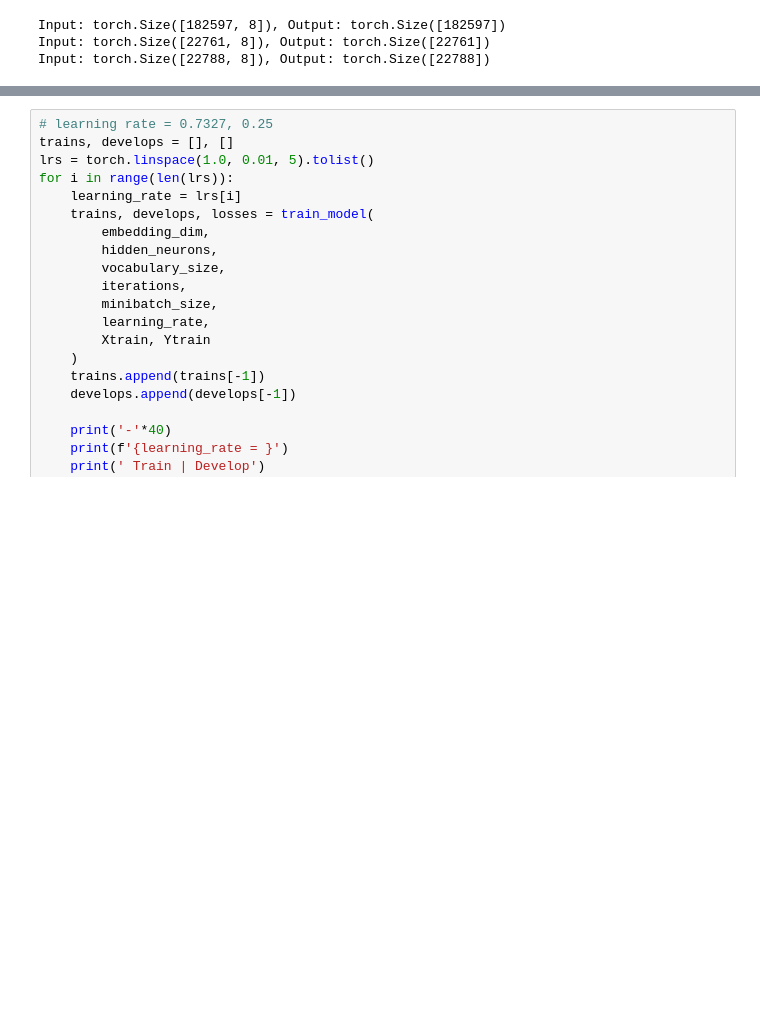
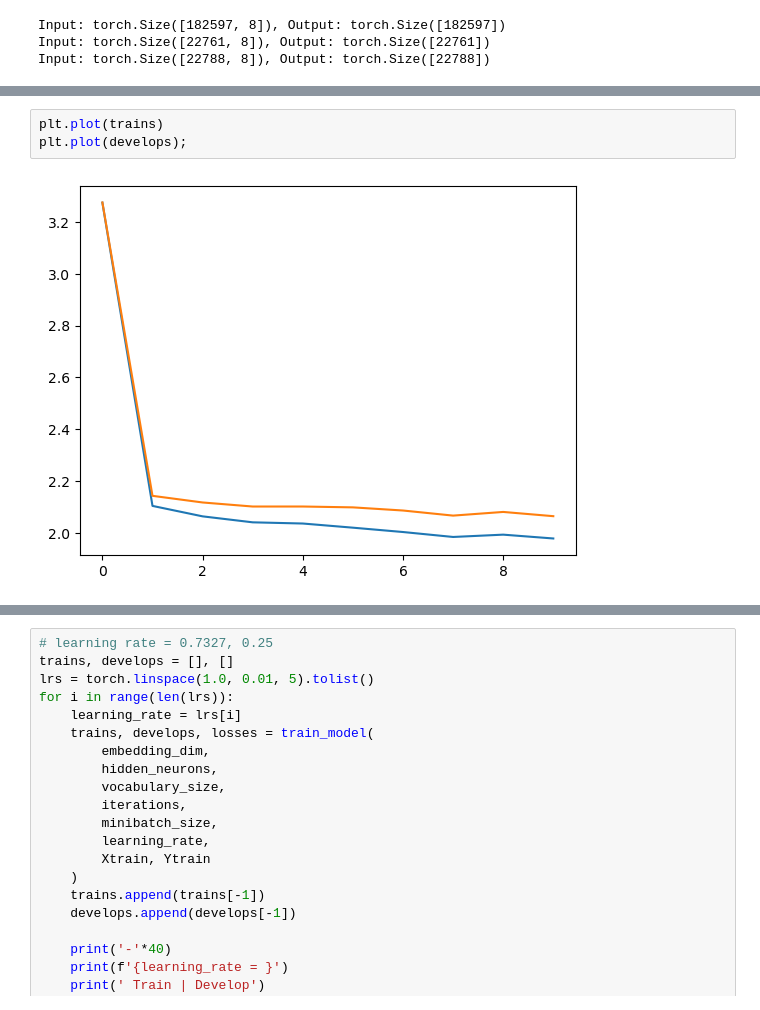
Before and after one commit to yarchickkk/makemore, a Jupyter notebook: wavenet.ipynb, the cells around one changed output, grey strips where cells are left out. Cells and saved outputs as stored; diff of their text form; blank space fills up the shorter version.

```diff
--- a/wavenet.ipynb
+++ b/wavenet.ipynb
@@ -268,0 +430,5 @@ minibatch_size = 32
+# %%
+plt.plot(trains)
+plt.plot(develops);
+# %% [output]
+[figure, added]
```
Also changed, not shown: parts of 23 cells of this notebook.
